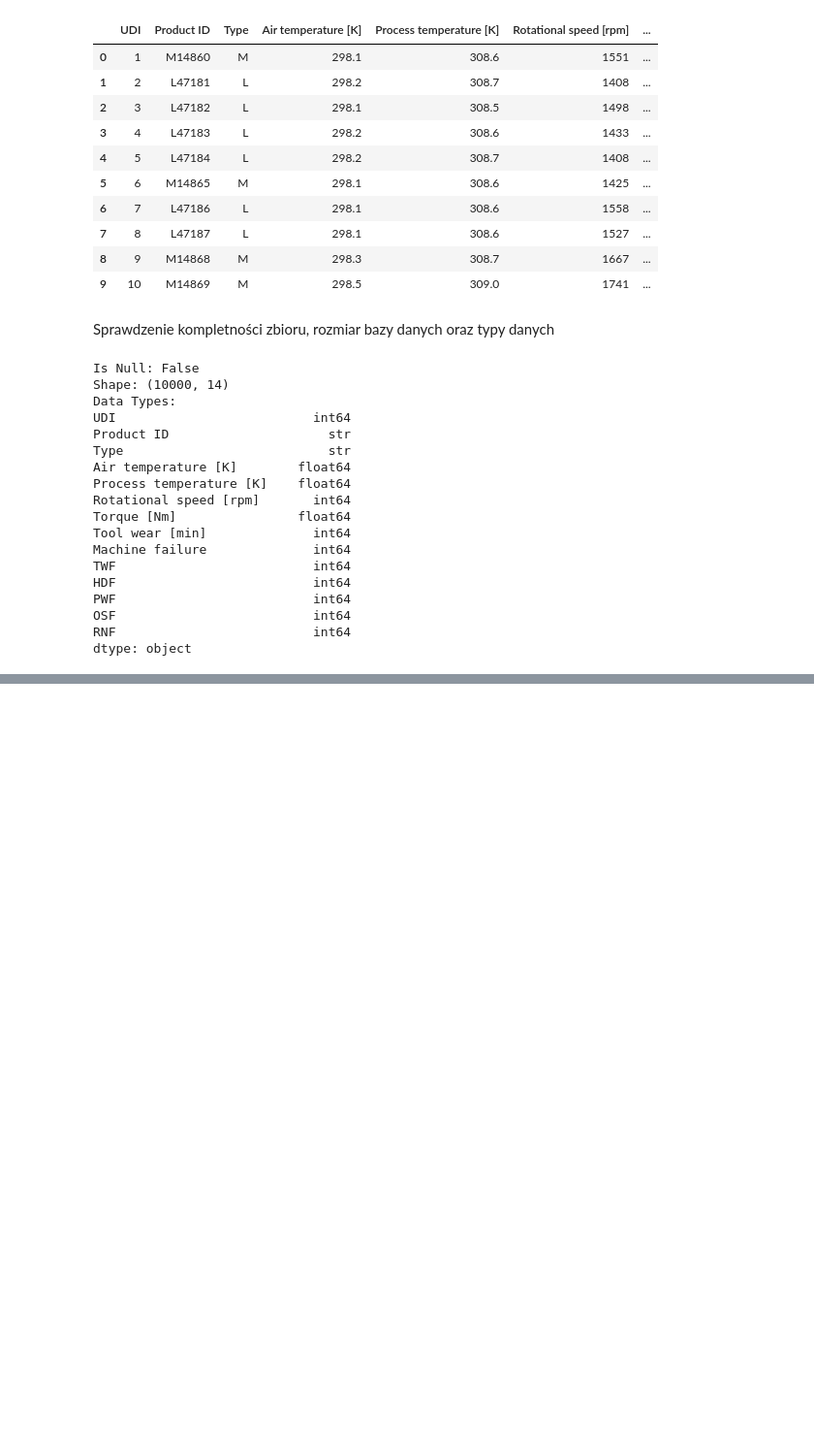
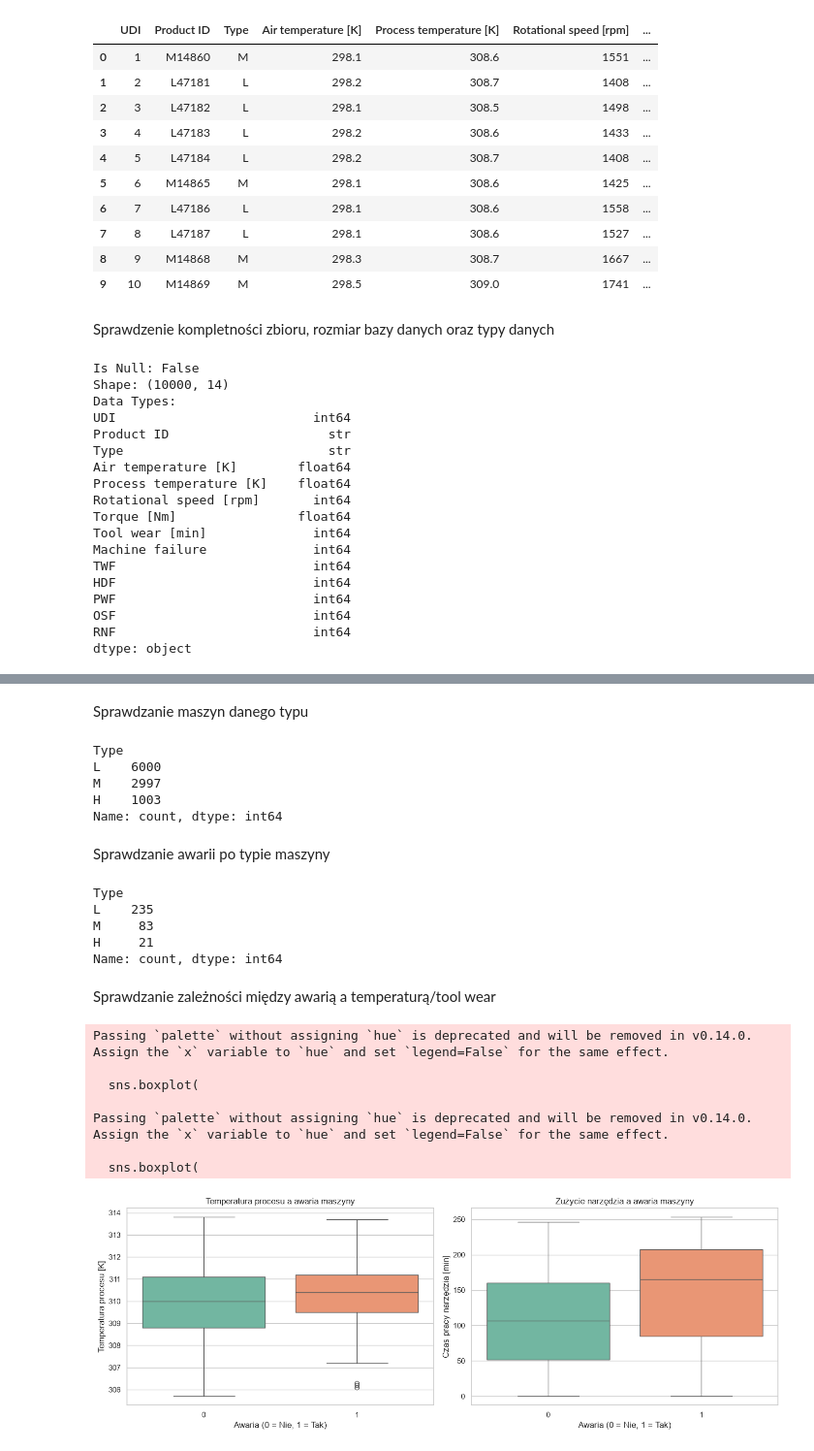
Before and after one commit to KacperKnapek/Machine-failure-prediction, a Jupyter notebook: notebooks/01_eda.ipynb, the cells around one changed output, grey strips where cells are left out. Shown at 97% size. Saved outputs shown, nothing was run; the diff lists cells and outputs as text; code cells hidden in the pictures; blank space fills up the shorter version.

Commit message:
Wygenerowanie statystyk opisowych, sprawdzenie ilości awarii, sprawdzanie awawarii po danym typie maszyny oraz wizualizacja zależności miedzy awarią a temperatura/tool wear

```diff
--- a/notebooks/01_eda.ipynb
+++ b/notebooks/01_eda.ipynb
@@ -51,0 +92,74 @@ dtype: object
+# %% [markdown]
+Sprawdzanie maszyn danego typu
+# %%
+import pandas as pd
+
+df = pd.read_csv('../data/raw/produkcja.csv')
+
+df['Type'].value_counts()
+# %% [output]
+Type
+L    6000
+M    2997
+H    1003
+Name: count, dtype: int64
+# %% [markdown]
+Sprawdzanie awarii po typie maszyny
+# %%
+import pandas as pd
+
+df = pd.read_csv('../data/raw/produkcja.csv')
+
+df[df['Machine failure'] == 1]['Type'].value_counts()
+# %% [output]
+Type
+L    235
+M     83
+H     21
+Name: count, dtype: int64
+# %% [markdown]
+Sprawdzanie zależności między awarią a temperaturą/tool wear
+# %%
+import pandas as pd
+import matplotlib.pyplot as plt
+import seaborn as sns
+
+df = pd.read_csv('../data/raw/produkcja.csv')
+sns.set_theme(style="whitegrid")
+fig, axes = plt.subplots(1, 2, figsize=(14, 5))
+
+sns.boxplot(
+    ax = axes[0],
+    x = "Machine failure",
+    y = "Process temperature [K]",
+    data = df,
+    palette = "Set2"
+)
+# Wykres 1: Rozkład temperatur procesu w zależności od awarii maszyny
+axes[0].set_title("Temperatura procesu a awaria maszyny")
+axes[0].set_xlabel("Awaria (0 = Nie, 1 = Tak)")
+axes[0].set_ylabel("Temperatura procesu [K]")
+
+# Wykres 2: Rozkład zużycia narzędzia w zależności od awarii maszyny
+sns.boxplot(
+    ax = axes[1],
+    x = "Machine failure",
+    y = "Tool wear [min]",
+    data = df,
+    palette = "Set2"
+)
+axes[1].set_title("Zużycie narzędzia a awaria maszyny")
+axes[1].set_xlabel("Awaria (0 = Nie, 1 = Tak)")
+axes[1].set_ylabel("Czas pracy narzędzia [min]")
+
+plt.tight_layout()
+plt.show()
+# %% [output]
+Passing `palette` without assigning `hue` is deprecated and will be removed in v0.14.0. Assign the `x` variable to `hue` and set `legend=False` for the same effect.
+
+  sns.boxplot(
+
+Passing `palette` without assigning `hue` is deprecated and will be removed in v0.14.0. Assign the `x` variable to `hue` and set `legend=False` for the same effect.
+
+  sns.boxplot(
+[figure, added]
```
Also changed, not shown: parts of 6 cells of this notebook.
